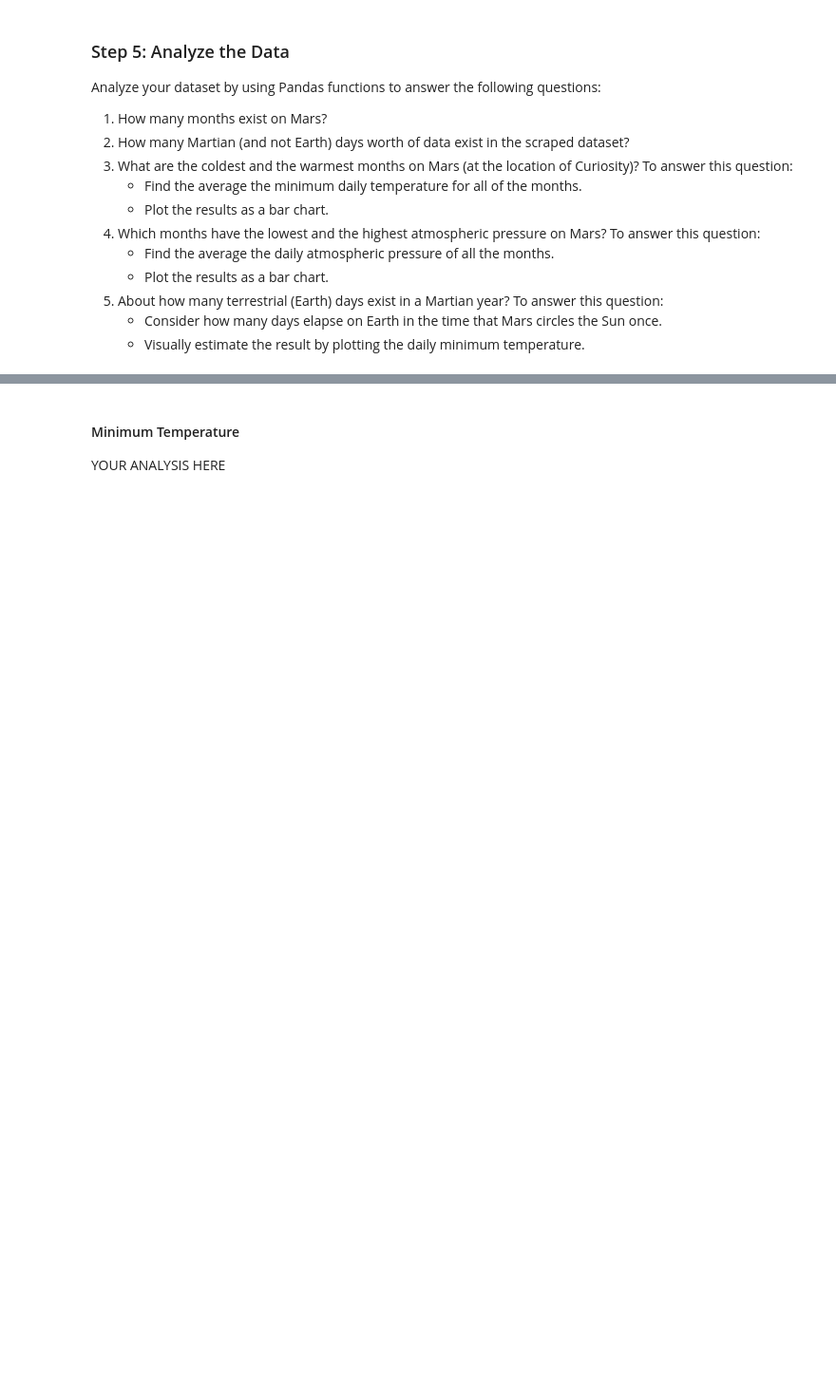
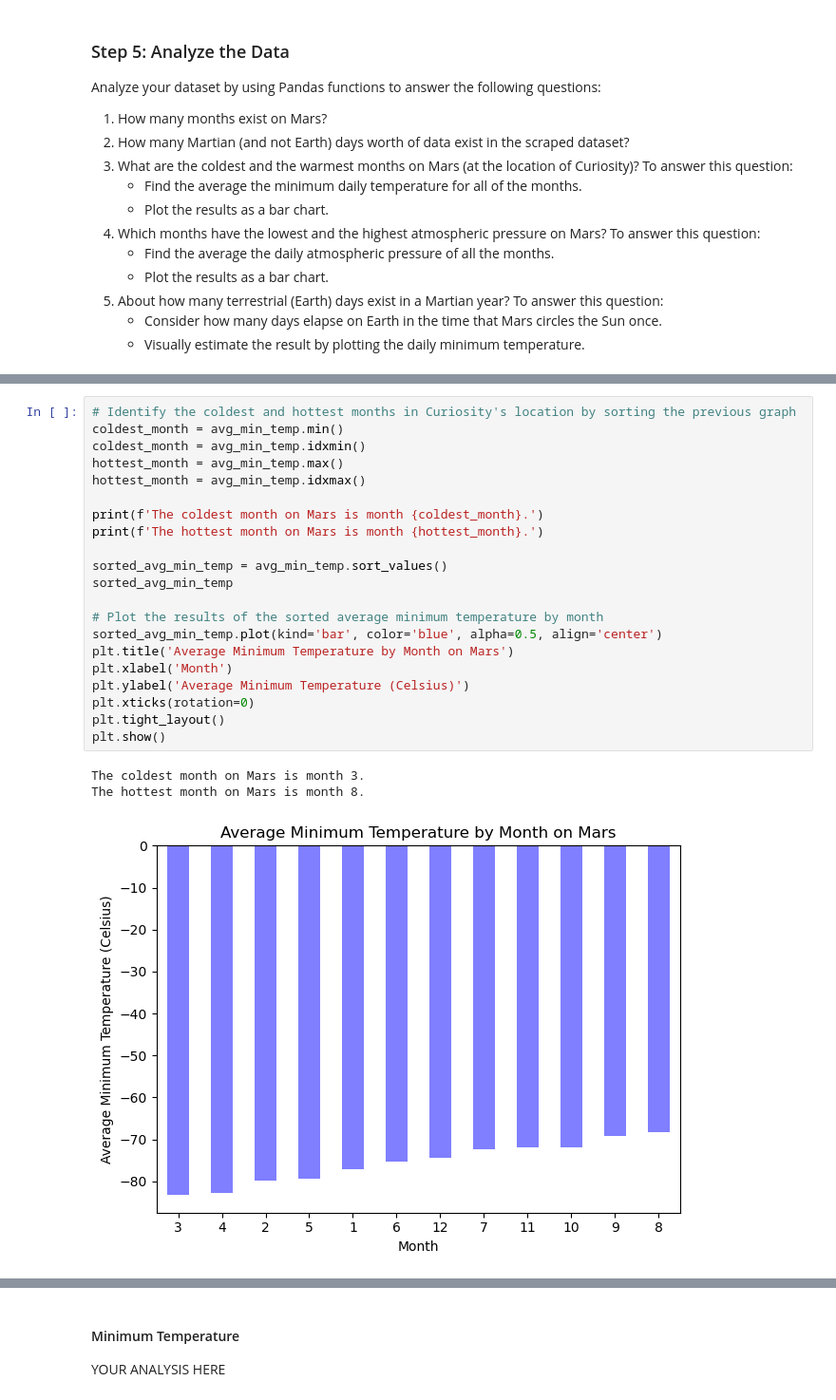
Before and after one commit to Jagar513/Mars-Weather-Challenge, a Jupyter notebook: part_2_mars_weather.ipynb, the cells around one changed output, grey strips where cells are left out. Shown: that part at 95% size. Cells and saved outputs as stored; diff of their text form; blank space fills up the shorter version.

```diff
--- a/part_2_mars_weather.ipynb
+++ b/part_2_mars_weather.ipynb
@@ -171,2 +196,27 @@ Name: min_temp, dtype: float64
+# %%
+# Identify the coldest and hottest months in Curiosity's location by sorting the previous graph
+coldest_month = avg_min_temp.min()
+coldest_month = avg_min_temp.idxmin()
+hottest_month = avg_min_temp.max()
+hottest_month = avg_min_temp.idxmax()
+
+print(f'The coldest month on Mars is month {coldest_month}.')
+print(f'The hottest month on Mars is month {hottest_month}.')
+
+sorted_avg_min_temp = avg_min_temp.sort_values()
+sorted_avg_min_temp
+
+# Plot the results of the sorted average minimum temperature by month
+sorted_avg_min_temp.plot(kind='bar', color='blue', alpha=0.5, align='center')
+plt.title('Average Minimum Temperature by Month on Mars')
+plt.xlabel('Month')
+plt.ylabel('Average Minimum Temperature (Celsius)')
+plt.xticks(rotation=0)
+plt.tight_layout()
+plt.show()
+# %% [output]
+The coldest month on Mars is month 3.
+The hottest month on Mars is month 8.
+[figure, added]
 # %%
 # 4. What is the average pressure by month?
```
Also changed, not shown: parts of 20 cells of this notebook, 1 other file.
